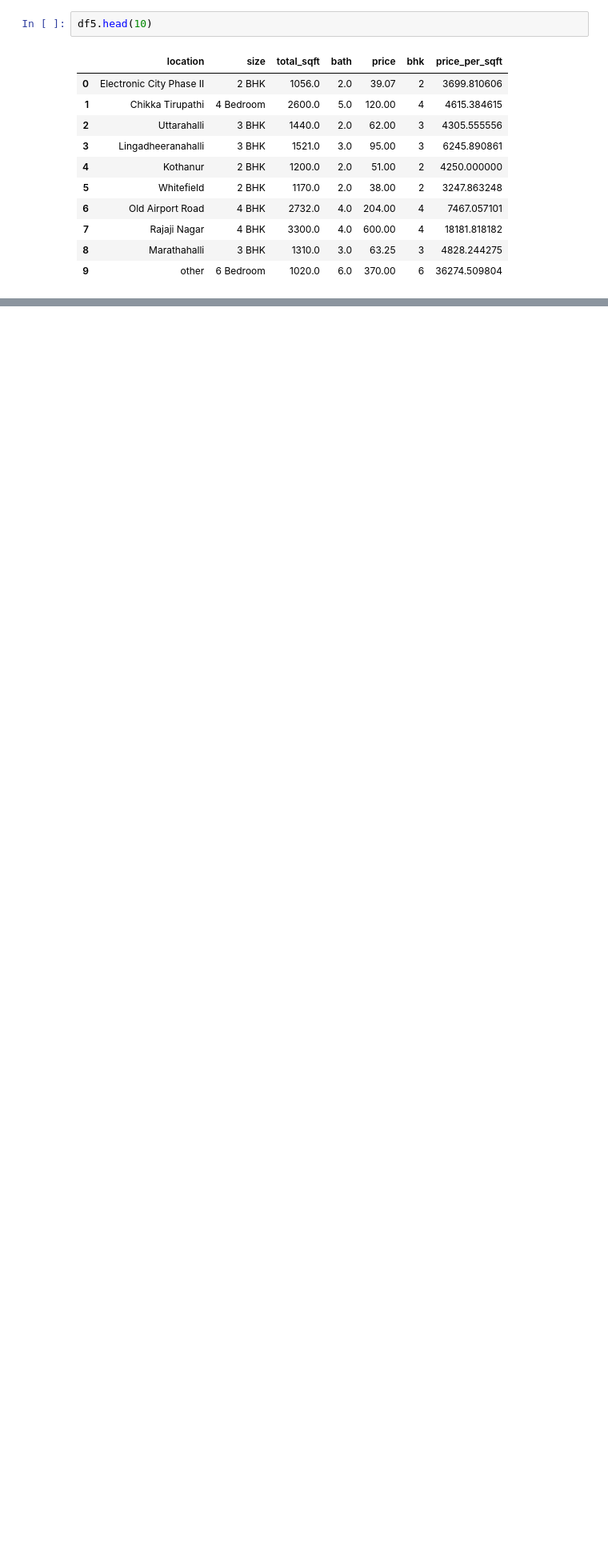
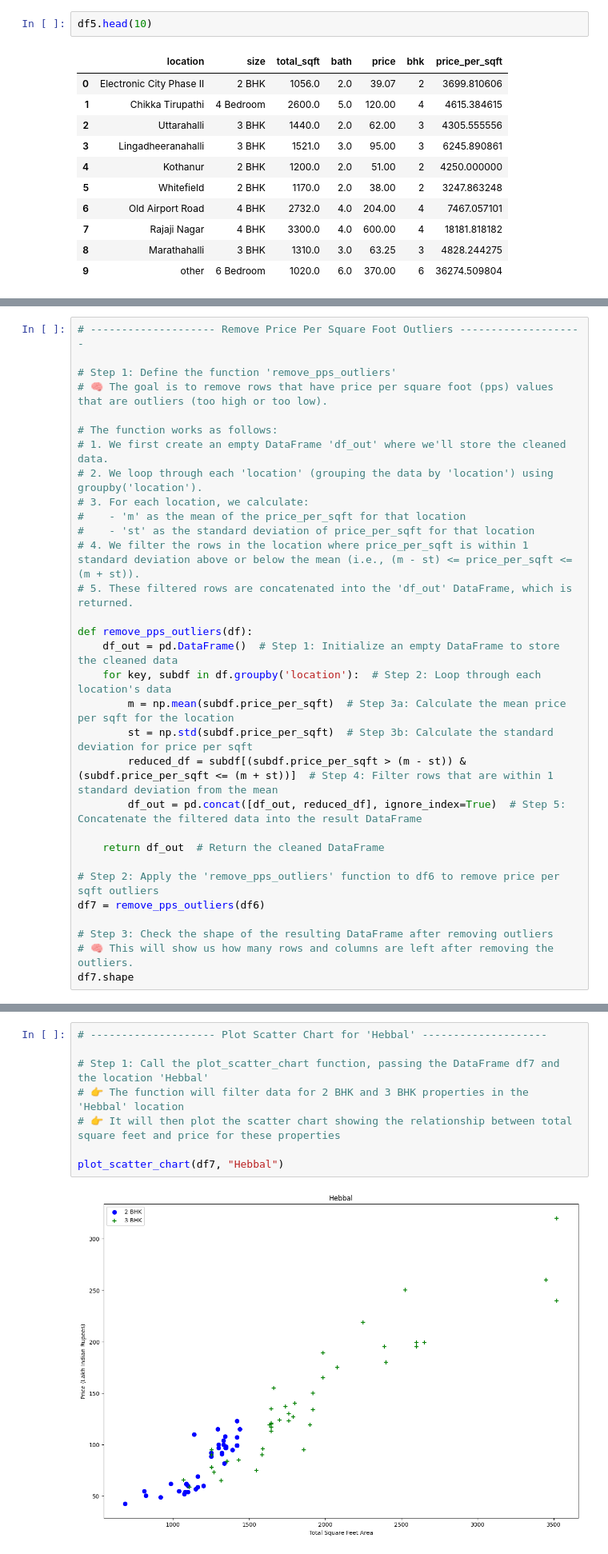
Before and after one commit to natividad2019/real-estate-price-prediction, a Jupyter notebook: Predictions.ipynb, the cells around one changed output, grey strips where cells are left out. Shown at 80% size. Saved outputs shown, nothing was run; the diff lists cells and outputs as text; blank space fills up the shorter version.

```diff
--- a/Predictions.ipynb
+++ b/Predictions.ipynb
@@ -523,0 +596,31 @@ df5.head(10)
+# %%
+# -------------------- Remove Price Per Square Foot Outliers --------------------
+
+# Step 1: Define the function 'remove_pps_outliers'
+# 🧠 The goal is to remove rows that have price per square foot (pps) values that are outliers (too high or too low).
+
+# The function works as follows:
+# 1. We first create an empty DataFrame 'df_out' where we'll store the cleaned data.
+# 2. We loop through each 'location' (grouping the data by 'location') using groupby('location').
+# 3. For each location, we calculate:
+#    - 'm' as the mean of the price_per_sqft for that location
+#    - 'st' as the standard deviation of price_per_sqft for that location
+# 4. We filter the rows in the location where price_per_sqft is within 1 standard deviation above or below the mean (i.e., (m - st) <= price_per_sqft <= (m + st)).
+# 5. These filtered rows are concatenated into the 'df_out' DataFrame, which is returned.
+
+def remove_pps_outliers(df):
+    df_out = pd.DataFrame()  # Step 1: Initialize an empty DataFrame to store the cleaned data
+    for key, subdf in df.groupby('location'):  # Step 2: Loop through each location's data
+        m = np.mean(subdf.price_per_sqft)  # Step 3a: Calculate the mean price per sqft for the location
+        st = np.std(subdf.price_per_sqft)  # Step 3b: Calculate the standard deviation for price per sqft
+        reduced_df = subdf[(subdf.price_per_sqft > (m - st)) & (subdf.price_per_sqft <= (m + st))]  # Step 4: Filter rows that are within 1 standard deviation from the mean
+        df_out = pd.concat([df_out, reduced_df], ignore_index=True)  # Step 5: Concatenate the filtered data into the result DataFrame
+
+    return df_out  # Return the cleaned DataFrame
+
+# Step 2: Apply the 'remove_pps_outliers' function to df6 to remove price per sqft outliers
+df7 = remove_pps_outliers(df6)
+
+# Step 3: Check the shape of the resulting DataFrame after removing outliers
+# 🧠 This will show us how many rows and columns are left after removing the outliers.
+df7.shape
@@ -523,0 +674,10 @@ df5.head(10)
+# %%
+# -------------------- Plot Scatter Chart for 'Hebbal' --------------------
+
+# Step 1: Call the plot_scatter_chart function, passing the DataFrame df7 and the location 'Hebbal'
+# 👉 The function will filter data for 2 BHK and 3 BHK properties in the 'Hebbal' location
+# 👉 It will then plot the scatter chart showing the relationship between total square feet and price for these properties
+
+plot_scatter_chart(df7, "Hebbal")
+# %% [output]
+[figure, added]
```
Also changed, not shown: parts of 17 cells of this notebook.
